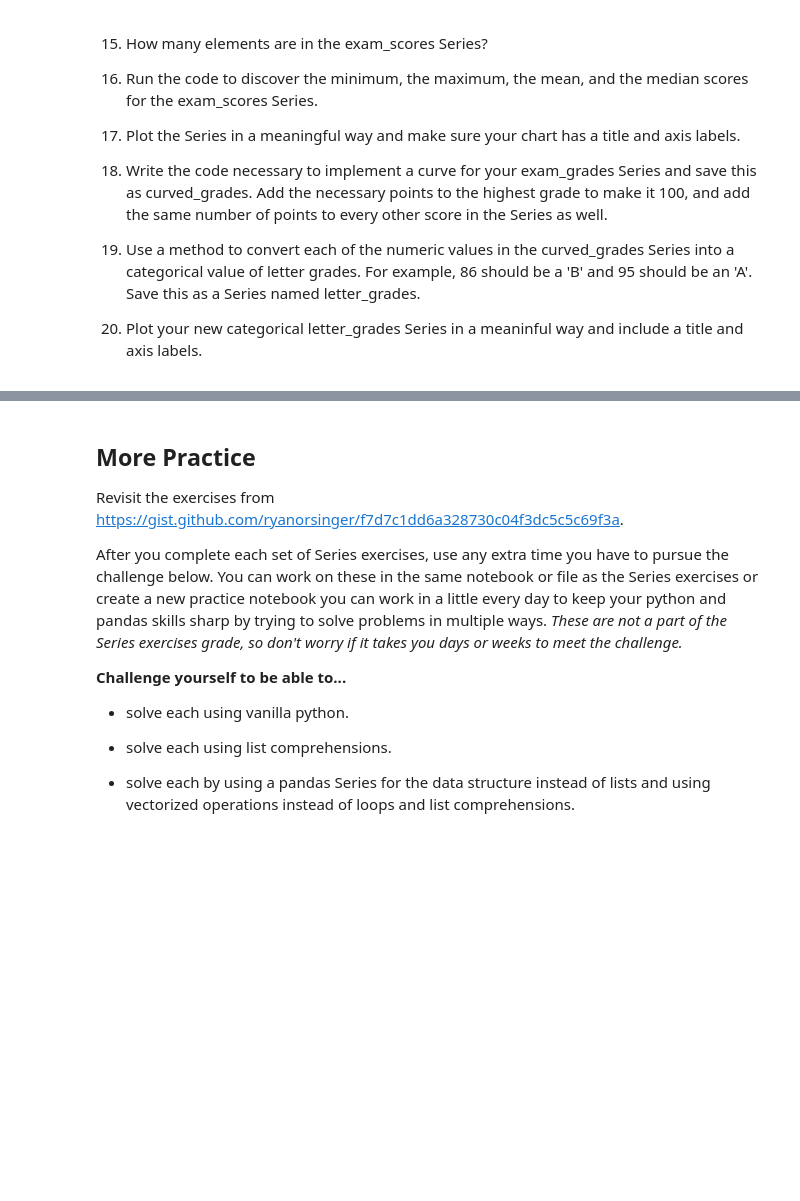
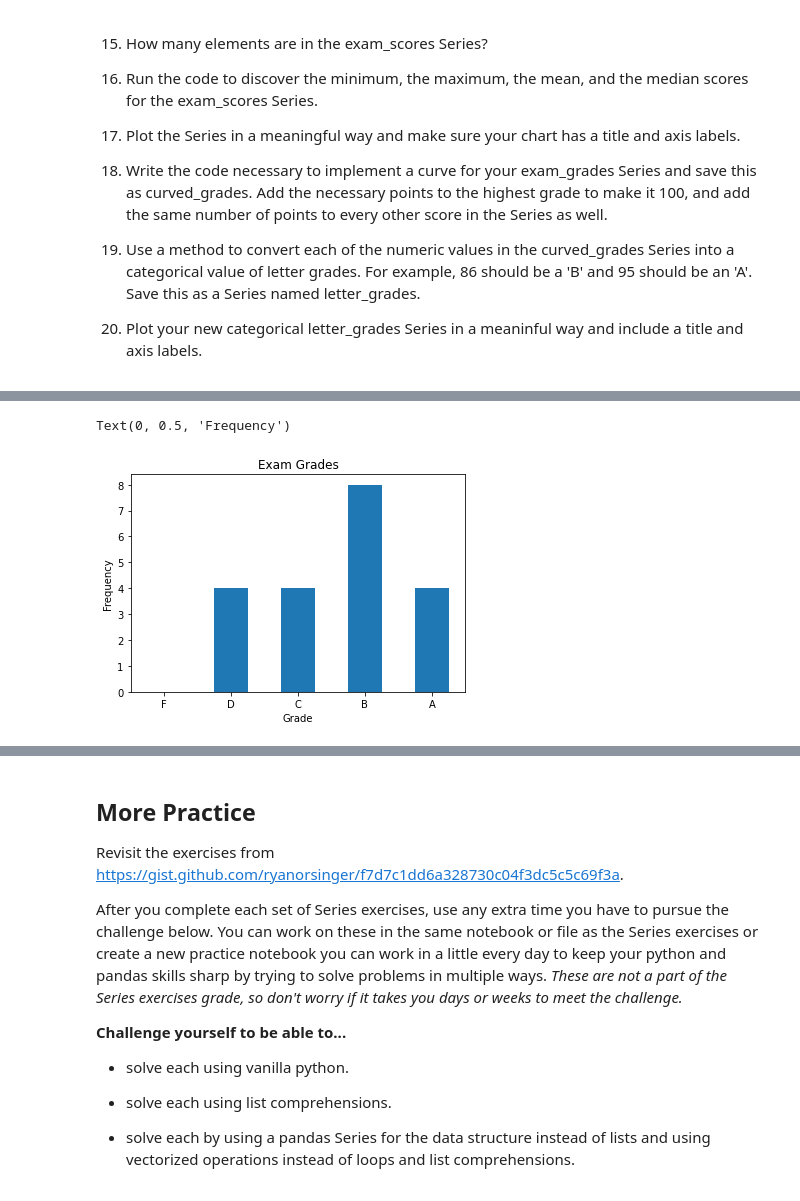
Before and after one commit to Jgardin875/numpy-pandas-visualization-exercises, a Jupyter notebook: series-lesson.ipynb, the cells around one changed output, grey strips where cells are left out. Saved outputs shown, nothing was run; the diff lists cells and outputs as text; code cells hidden in the pictures; blank space fills up the shorter version.

Commit message:
updated series_lessons.ipynb

```diff
--- a/series-lesson.ipynb
+++ b/series-lesson.ipynb
@@ -1626,3 +1753,5 @@ Use pandas to create a Series named exam_scores from the following list:
 19. Use a method to convert each of the numeric values in the curved_grades Series into a categorical value of letter grades. For example, 86 should be a 'B' and 95 should be an 'A'. Save this as a Series named letter_grades.
 
 20. Plot your new categorical letter_grades Series in a meaninful way and include a title and axis labels.
+# %%
+exam = pd.Series([60, 86, 75, 62, 93, 71, 60, 83, 95, 78, 65, 72, 69, 81, 96, 80, 85, 92, 82, 78])
@@ -1628,0 +1800,8 @@ Use pandas to create a Series named exam_scores from the following list:
+# %%
+def curve(numbers):
+    x = 100 - max(numbers)
+    numbers = numbers + x
+    return numbers
+# %%
+curved = curve(exam) #18
+curved
@@ -1628,0 +1826,5 @@ Use pandas to create a Series named exam_scores from the following list:
+# %%
+#19 Bin as follows:  86 'B' and 95 should be an 'A'. Save this as a Series named letter_grades.
+
+letter_grades = pd.cut(curved, bins = [0, 60, 70, 80, 90, 100], labels = ['F', 'D', 'C', 'B', 'A'])
+letter_grades
@@ -1628,0 +1849,10 @@ Use pandas to create a Series named exam_scores from the following list:
+# %%
+letter_grades.value_counts().sort_index().plot.bar() #instead sort_index could use value_counts(sort=false) as seen below
+
+plt.title('Exam Grades')
+plt.xticks(rotation=0)
+plt.xlabel('Grade')
+plt.ylabel('Frequency')
+# %% [output]
+Text(0, 0.5, 'Frequency')
+[figure, added]
```
Also changed, not shown: parts of 31 cells of this notebook.
